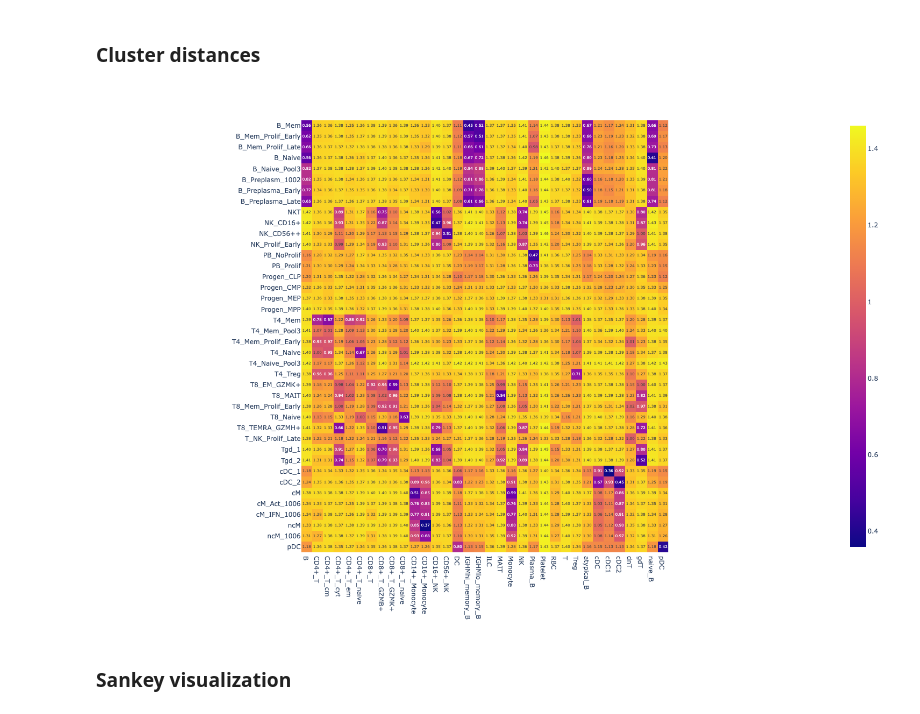
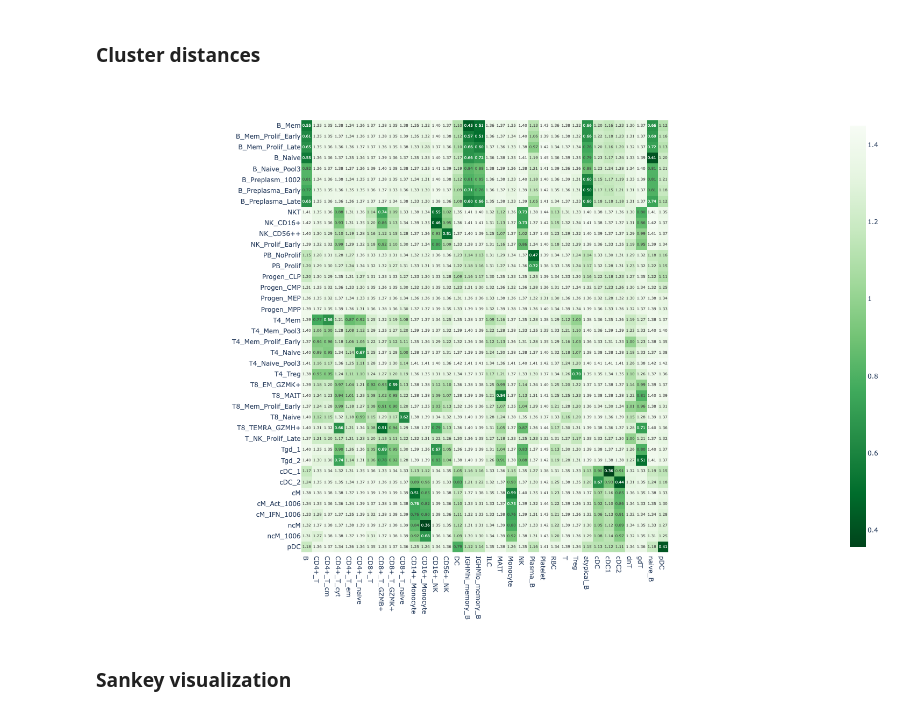
Before and after one commit to cellannotation/pairOT_paper, a Jupyter notebook: notebooks/similarity-methods/similarity-OT.ipynb, the cells around one changed output. Saved outputs shown, nothing was run; the diff lists cells and outputs as text; code cells hidden in the pictures.

```diff
--- a/notebooks/similarity-methods/similarity-OT.ipynb
+++ b/notebooks/similarity-methods/similarity-OT.ipynb
@@ -88,9 +108,9 @@ plot_heatmap(cluster_mapping)
 # %%
 cluster_distance = dataset_map.compute_cluster_distances(n_samples=25000)
 # %%
-plot_heatmap(cluster_distance, show=True)
+plot_cluster_distance(cluster_distance, show=True)
 # %% [output]
-[figure, old version]
+[figure, new version]
 # %% [markdown]
 ### Sankey visualization
 # %%
```
Also changed, not shown: parts of 7 cells of this notebook.
